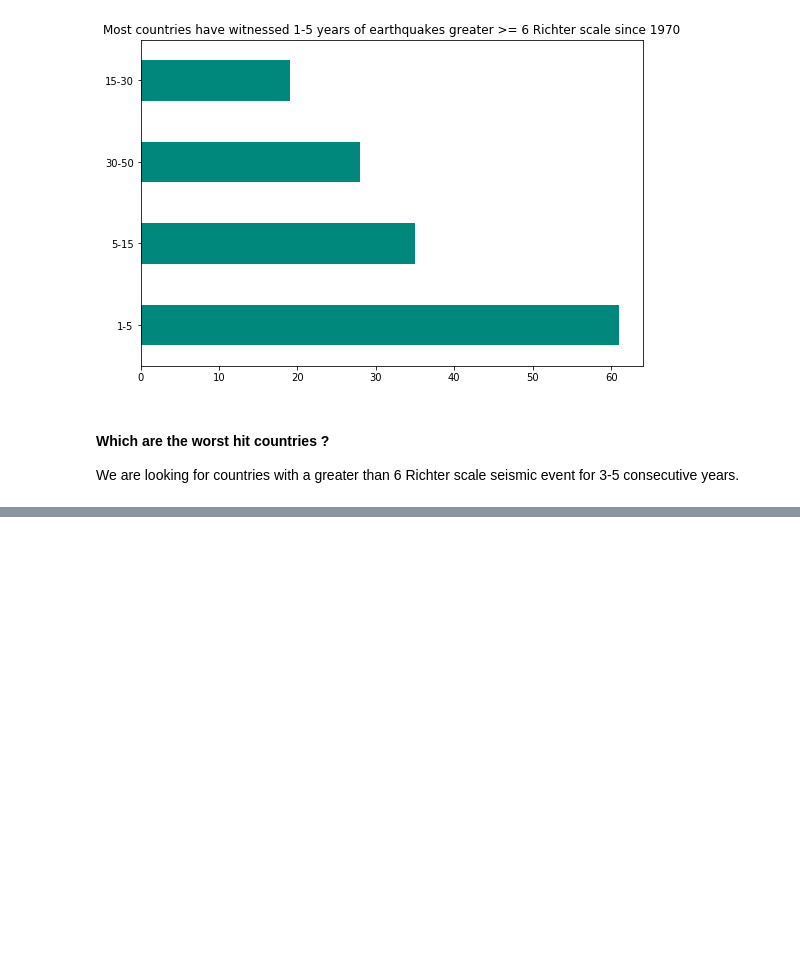
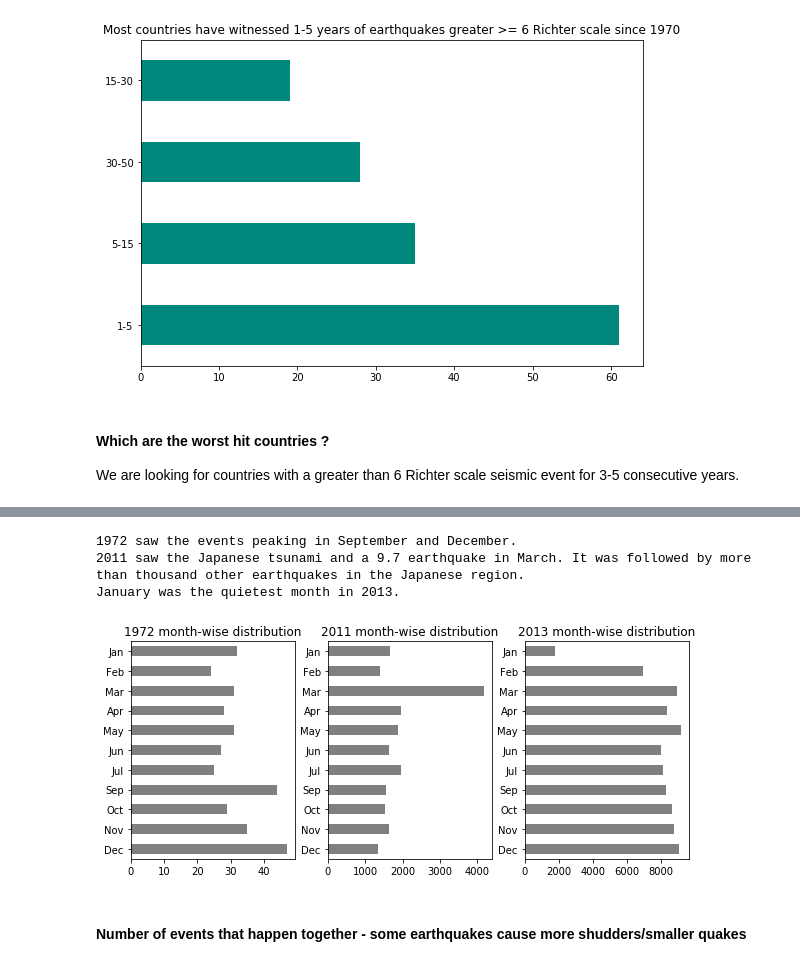
Before and after one commit to fx86/earthquakes, a Jupyter notebook: analysis.ipynb, the cells around one changed output, grey strips where cells are left out. Saved outputs shown, nothing was run; the diff lists cells and outputs as text; code cells hidden in the pictures; blank space fills up the shorter version.

```diff
--- a/analysis.ipynb
+++ b/analysis.ipynb
@@ -247,0 +261,21 @@ temp_df.rolling(5).apply(lambda v: v.sum()==5)
+# %%
+fig, axes = plt.subplots(1, 3, figsize=(10, 4))
+for ind, yr in enumerate([1972, 2011, 2013]):
+    temp = df[df.year == yr].month.value_counts()
+    _  = temp.reindex(['Dec', 'Nov', 'Oct', 'Sep', 'Jul',
+                'Jun', 'May', 'Apr', 'Mar', 'Feb', 'Jan']
+                ).plot(kind='barh',
+                       color='grey',
+                      ax=axes[ind],
+                      title='{:d} month-wise distribution'.format(yr))
+
+print('1972 saw the events peaking in September and December.')
+print('2011 saw the Japanese tsunami and a 9.7 earthquake in March. It was followed by more than thousand other earthquakes in the Japanese region.')
+print('January was the quietest month in 2013.')
+# %% [output]
+1972 saw the events peaking in September and December.
+2011 saw the Japanese tsunami and a 9.7 earthquake in March. It was followed by more than thousand other earthquakes in the Japanese region.
+January was the quietest month in 2013.
+[figure, added]
+# %% [markdown]
+#### Number of events that happen together - some earthquakes cause more shudders/smaller quakes
```
Also changed, not shown: parts of 22 cells of this notebook, 1 other file.
